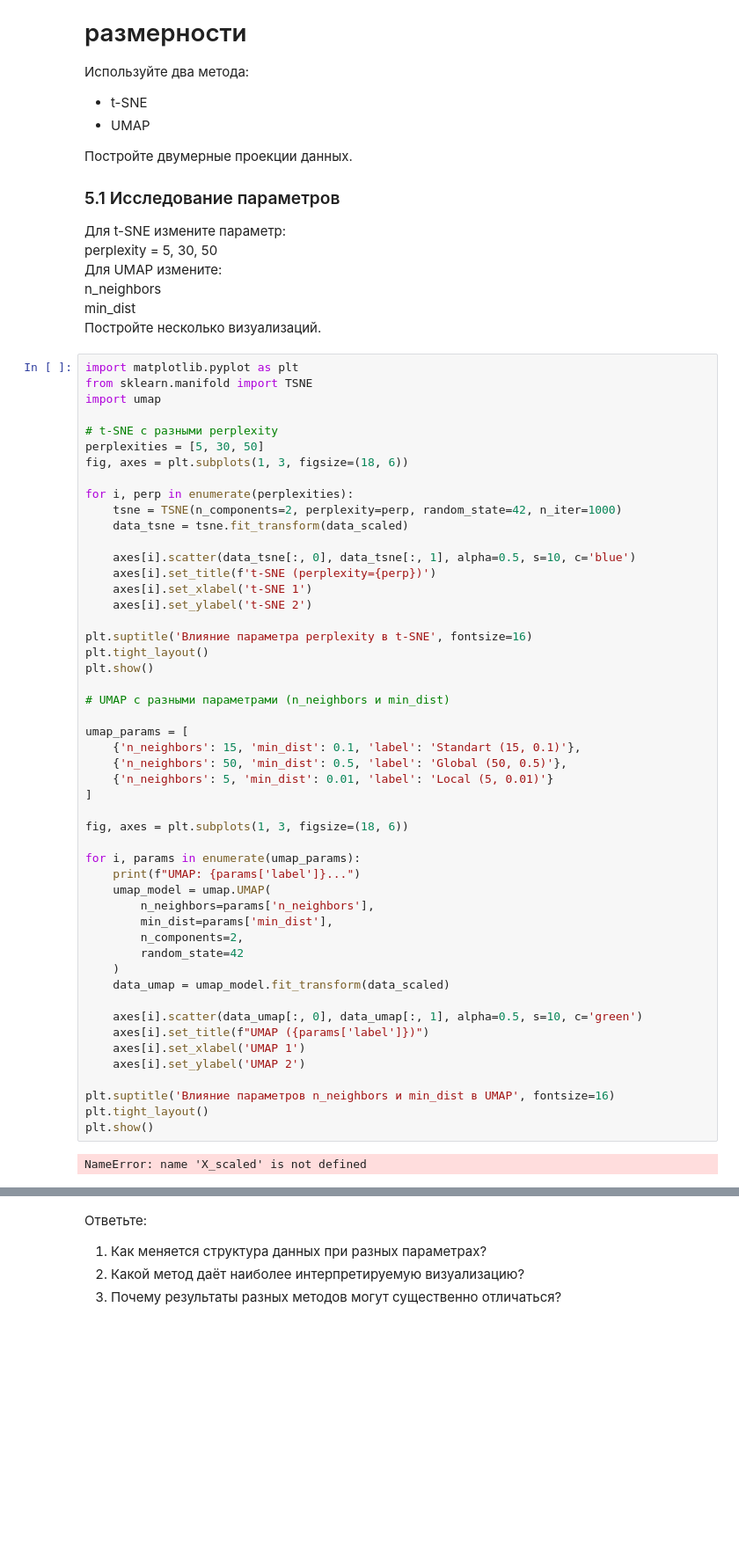
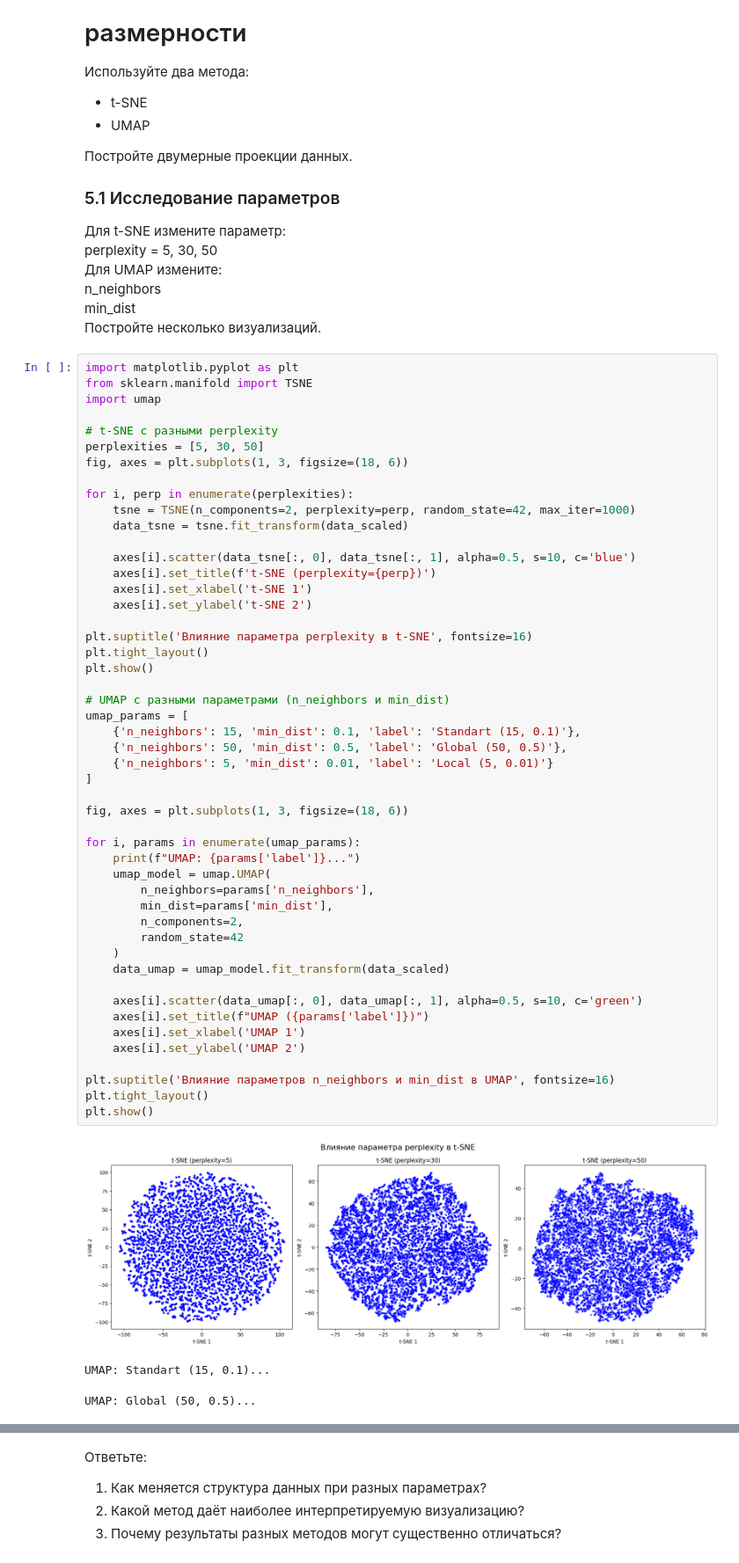
Before and after one commit to kiyoukasu1getsu/dataAnalysis, a Jupyter notebook: notebooks/03_dimensionality_reduction.ipynb, the cells around one changed output, grey strips where cells are left out. Shown at 88% size. Cells and saved outputs as stored; diff of their text form; blank space fills up the shorter version.

```diff
--- a/notebooks/03_dimensionality_reduction.ipynb
+++ b/notebooks/03_dimensionality_reduction.ipynb
@@ -366,7 +369,7 @@ perplexities = [5, 30, 50]
 fig, axes = plt.subplots(1, 3, figsize=(18, 6))
 
 for i, perp in enumerate(perplexities):
-    tsne = TSNE(n_components=2, perplexity=perp, random_state=42, n_iter=1000)
+    tsne = TSNE(n_components=2, perplexity=perp, random_state=42, max_iter=1000)
     data_tsne = tsne.fit_transform(data_scaled)
 
     axes[i].scatter(data_tsne[:, 0], data_tsne[:, 1], alpha=0.5, s=10, c='blue')
@@ -379,32 +382,33 @@ plt.tight_layout()
 plt.show()
 
 # UMAP с разными параметрами (n_neighbors и min_dist)
-
 umap_params = [
     {'n_neighbors': 15, 'min_dist': 0.1, 'label': 'Standart (15, 0.1)'},
     {'n_neighbors': 50, 'min_dist': 0.5, 'label': 'Global (50, 0.5)'},
     {'n_neighbors': 5, 'min_dist': 0.01, 'label': 'Local (5, 0.01)'}
 ]
 
 fig, axes = plt.subplots(1, 3, figsize=(18, 6))
 
 for i, params in enumerate(umap_params):
     print(f"UMAP: {params['label']}...")
     umap_model = umap.UMAP(
         n_neighbors=params['n_neighbors'],
         min_dist=params['min_dist'],
         n_components=2,
         random_state=42
     )
     data_umap = umap_model.fit_transform(data_scaled)
 
     axes[i].scatter(data_umap[:, 0], data_umap[:, 1], alpha=0.5, s=10, c='green')
     axes[i].set_title(f"UMAP ({params['label']})")
     axes[i].set_xlabel('UMAP 1')
     axes[i].set_ylabel('UMAP 2')
 
 plt.suptitle('Влияние параметров n_neighbors и min_dist в UMAP', fontsize=16)
 plt.tight_layout()
 plt.show()
 # %% [output]
+[figure, added]
-NameError: name 'X_scaled' is not defined
+UMAP: Standart (15, 0.1)...
+UMAP: Global (50, 0.5)...
```
Also changed, not shown: parts of 3 cells of this notebook.
